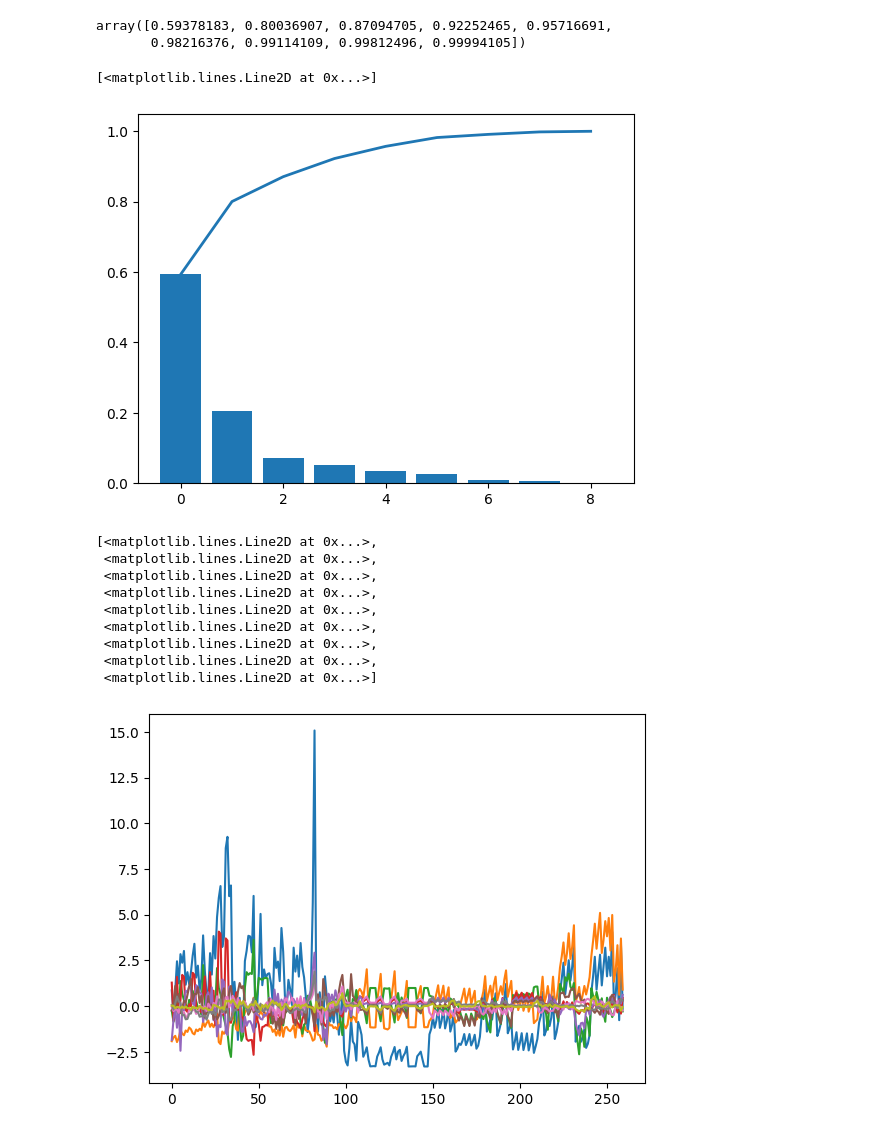
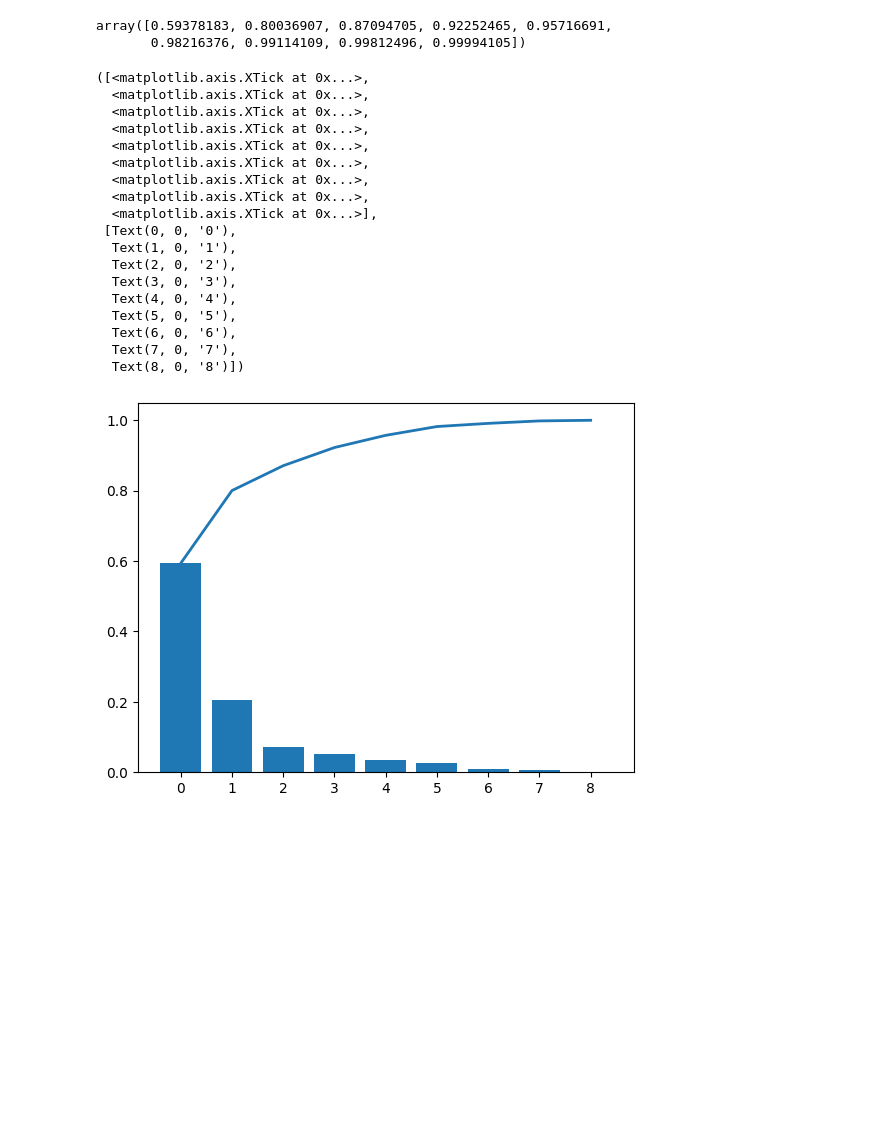
Before and after one commit to antnuen/mcd_recommendations, a Jupyter notebook: mcd_analysis.ipynb, the cells around one changed output. Drawn from its saved outputs; the diff is of its cells as text; code cells hidden in the pictures; blank space fills up the shorter version.

```diff
--- a/mcd_analysis.ipynb
+++ b/mcd_analysis.ipynb
@@ -138,8 +140,8 @@ mcd.corr().style.background_gradient(cmap='coolwarm')
 | Sugars | 0.259598 | -0.115285 | -0.115446 | 0.197734 | 0.334756 | -0.135518 | -0.426536 | 0.762362 | ... |
 | Protein | 0.787847 | 0.807913 | 0.807773 | 0.603028 | 0.388249 | 0.561561 | 0.869802 | 0.352122 | ... |
 # %%
-x = mcd.iloc[:,3:].values
-x = StandardScaler().fit_transform(x)
+val = mcd.iloc[:,3:].values
+x = StandardScaler().fit_transform(val)
 # %%
 x.shape
 # %% [output]
@@ -173,19 +175,24 @@ array([0.59378183, 0.80036907, 0.87094705, 0.92252465, 0.95716691,
 # %%
 plt.bar(range(len(exp_var_pca)), exp_var_pca)
 plt.plot(range(len(cum_sum_eigenvalues)), cum_sum_eigenvalues, linewidth=2.0)
+plt.xticks(range(len(cum_sum_eigenvalues)))
 # %% [output]
-[<matplotlib.lines.Line2D at 0x...>]
+([<matplotlib.axis.XTick at 0x...>,
+  <matplotlib.axis.XTick at 0x...>,
+  <matplotlib.axis.XTick at 0x...>,
+  <matplotlib.axis.XTick at 0x...>,
+  <matplotlib.axis.XTick at 0x...>,
+  <matplotlib.axis.XTick at 0x...>,
+  <matplotlib.axis.XTick at 0x...>,
+  <matplotlib.axis.XTick at 0x...>,
+  <matplotlib.axis.XTick at 0x...>],
+ [Text(0, 0, '0'),
+  Text(1, 0, '1'),
+  Text(2, 0, '2'),
+  Text(3, 0, '3'),
+  Text(4, 0, '4'),
+  Text(5, 0, '5'),
+  Text(6, 0, '6'),
+  Text(7, 0, '7'),
+  Text(8, 0, '8')])
-[figure, old version]
+[figure, new version]
-# %%
-plt.plot(model)
-# %% [output]
-[<matplotlib.lines.Line2D at 0x...>,
- <matplotlib.lines.Line2D at 0x...>,
- <matplotlib.lines.Line2D at 0x...>,
- <matplotlib.lines.Line2D at 0x...>,
- <matplotlib.lines.Line2D at 0x...>,
- <matplotlib.lines.Line2D at 0x...>,
- <matplotlib.lines.Line2D at 0x...>,
- <matplotlib.lines.Line2D at 0x...>,
- <matplotlib.lines.Line2D at 0x...>]
-[figure, removed]
```
Also changed, not shown: parts of 9 cells of this notebook.
